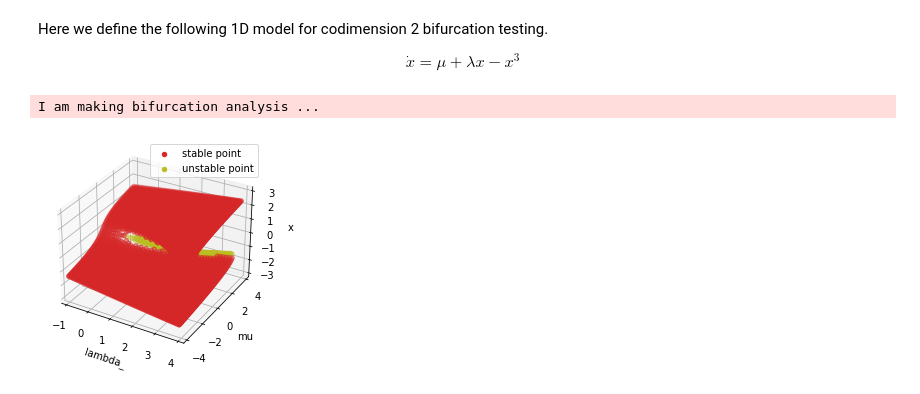
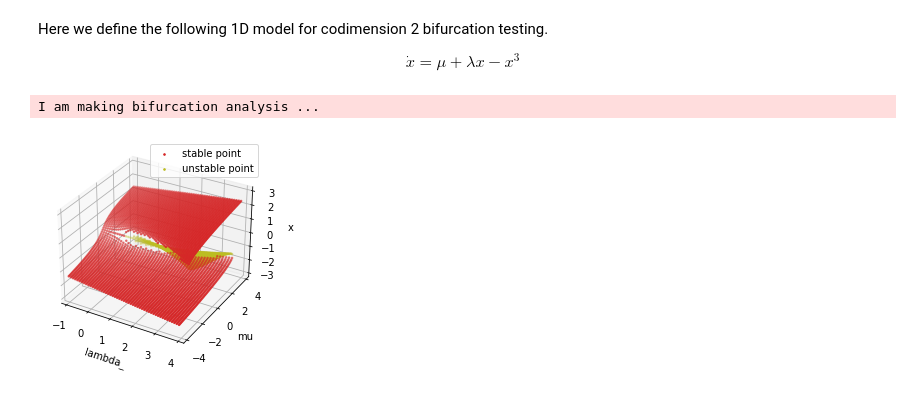
Before and after one commit to brainpy/examples, a Jupyter notebook: dynamics_analysis/1d_simple_systems.ipynb, the cells around one changed output. Drawn from its saved outputs; the diff is of its cells as text; code cells hidden in the pictures.

```diff
--- a/dynamics_analysis/1d_simple_systems.ipynb
+++ b/dynamics_analysis/1d_simple_systems.ipynb
@@ -60,11 +60,11 @@ def int_x(x, t, mu, lambda_):
 # %%
 analyzer = bp.analysis.Bifurcation1D(
   int_x,
   target_pars={'lambda_': [-1, 4], 'mu': [-4, 4], },
   target_vars={'x': [-3, 3]},
-  resolutions=0.1
+  resolutions={'lambda_': 0.1, 'mu': 0.1}
 )
 analyzer.plot_bifurcation(show=True)
 # %% [output]
 I am making bifurcation analysis ...
-[figure, old version]
+[figure, new version]
```
Also changed, not shown: parts of 2 cells of this notebook, 23 other files.
